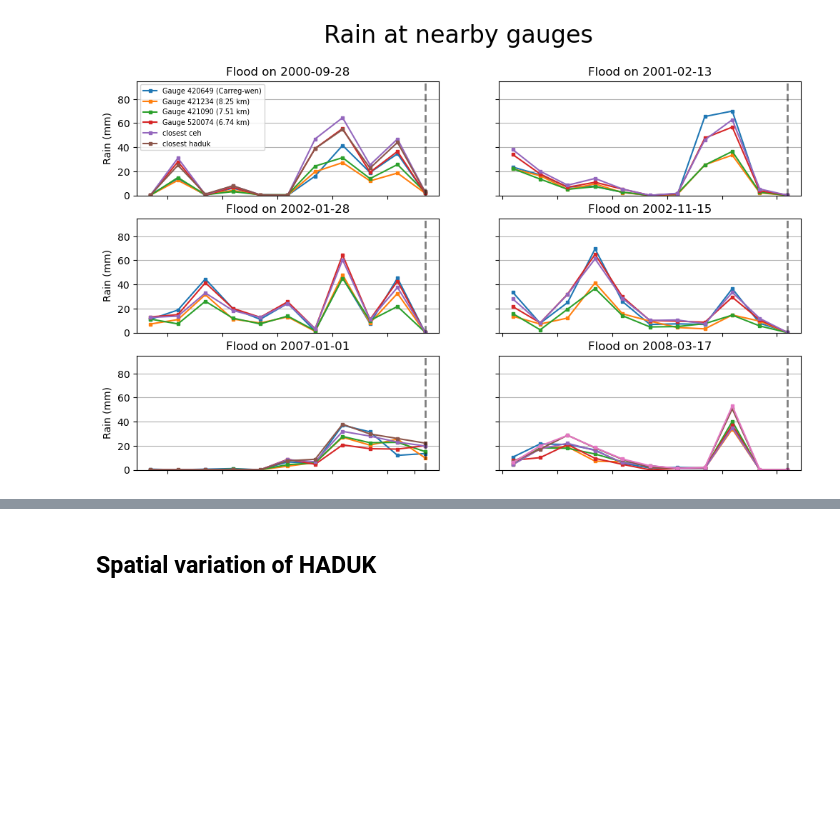
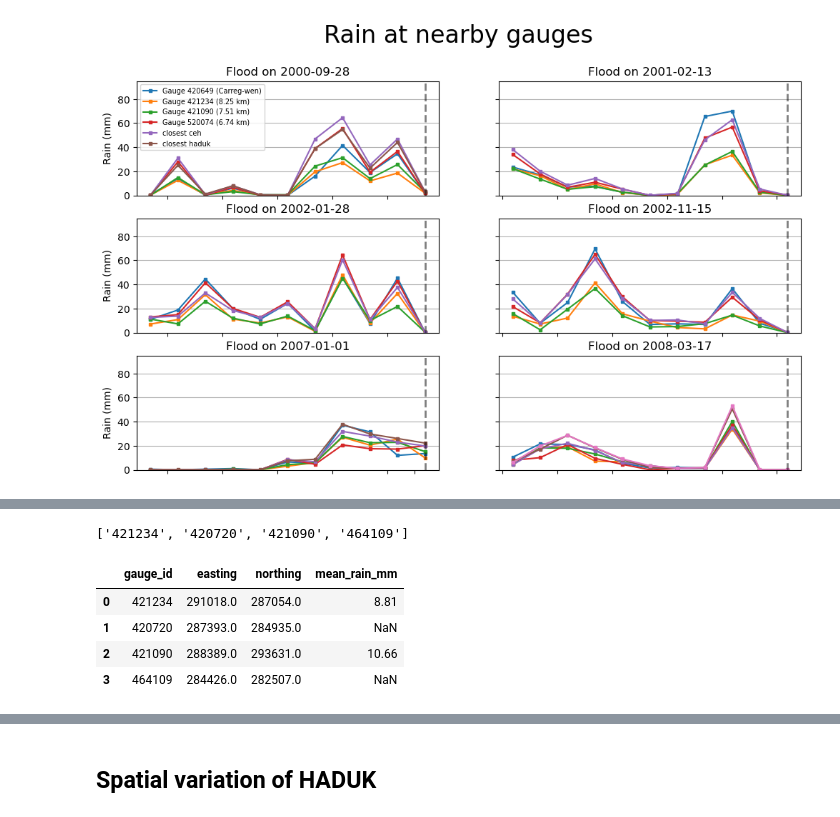
Before and after one commit to Thomasjkeel/FDRI-comparing-rainfall-data-in-upper-severn, a Jupyter notebook: notebooks/Carreg_wen_gauge_vs_grid.ipynb, the cells around one changed output, grey strips where cells are left out. Cells and saved outputs as stored; diff of their text form; code cells hidden in the pictures; blank space fills up the shorter version.

```diff
--- a/notebooks/Carreg_wen_gauge_vs_grid.ipynb
+++ b/notebooks/Carreg_wen_gauge_vs_grid.ipynb
@@ -558,7 +560,7 @@ shape: (5, 24)
 # %%
 fig, axes = plt.subplots(3, 2, figsize=(12, 8), sharey=True)
 for ind, ax in enumerate(axes.flatten()):
-    all_nearby_gauge_data_one_flood = get_data_ndays_before_flood_date(all_nearby_gauge_data, flood_date=severn_flood_dates[ind], ndays=10)
+    all_nearby_gauge_data_one_flood = get_data_ndays_before_flood_date(all_nearby_gauge_data, flood_date=severn_flood_dates[ind], ndays=DAYS_BEFORE_FLOOD)
     if ind == 0:
         all_nearby_gauge_data_one_flood.to_pandas().set_index('time').dropna(how='all', axis=1).plot(ax=ax, marker='s', markersize=3)
         legend_handles, legend_labels = ax.get_legend_handles_labels()
@@ -582,0 +657,7 @@ Text(0.5, 0.98, 'Rain at nearby gauges')
+# %%
+## TODO need
+nearby_gauge_ids = [col.replace(f'{RAIN_COL}_gauge_','')[:6] for col in all_nearby_gauge_data_one_flood.to_pandas().set_index('time').dropna(how='all', axis=1).columns][1:]
+nearby_gauge_ids = nearby_gauge_ids[:-2]
+nearby_gauge_ids
+# %% [output]
+['421234', '420720', '421090', '464109']
@@ -582,0 +672,9 @@ Text(0.5, 0.98, 'Rain at nearby gauges')
+# %%
+nearby_gauge_df = pd.DataFrame.from_dict(nearby_gauge_dict).T.reset_index(names='gauge_id')
+nearby_gauge_df.round(2)
+# %% [output]
+|  | gauge_id | easting | northing | mean_rain_mm |
+| 0 | 421234 | 291018.0 | 287054.0 | 8.81 |
+| 1 | 420720 | 287393.0 | 284935.0 | NaN |
+| 2 | 421090 | 288389.0 | 293631.0 | 10.66 |
+| 3 | 464109 | 284426.0 | 282507.0 | NaN |
```
Also changed, not shown: parts of 17 cells of this notebook, 7 other files.
